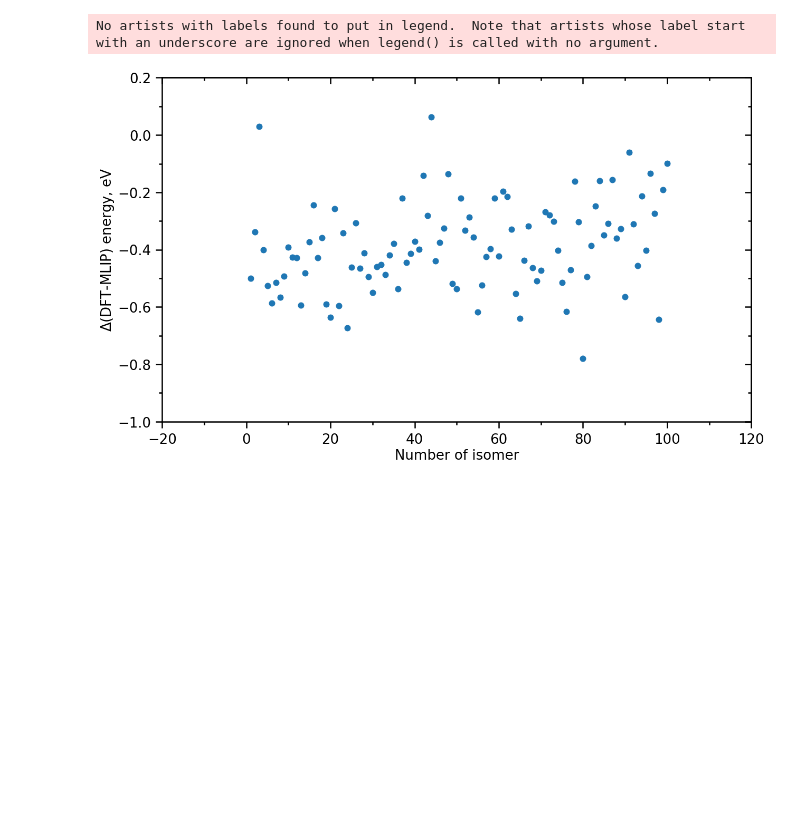
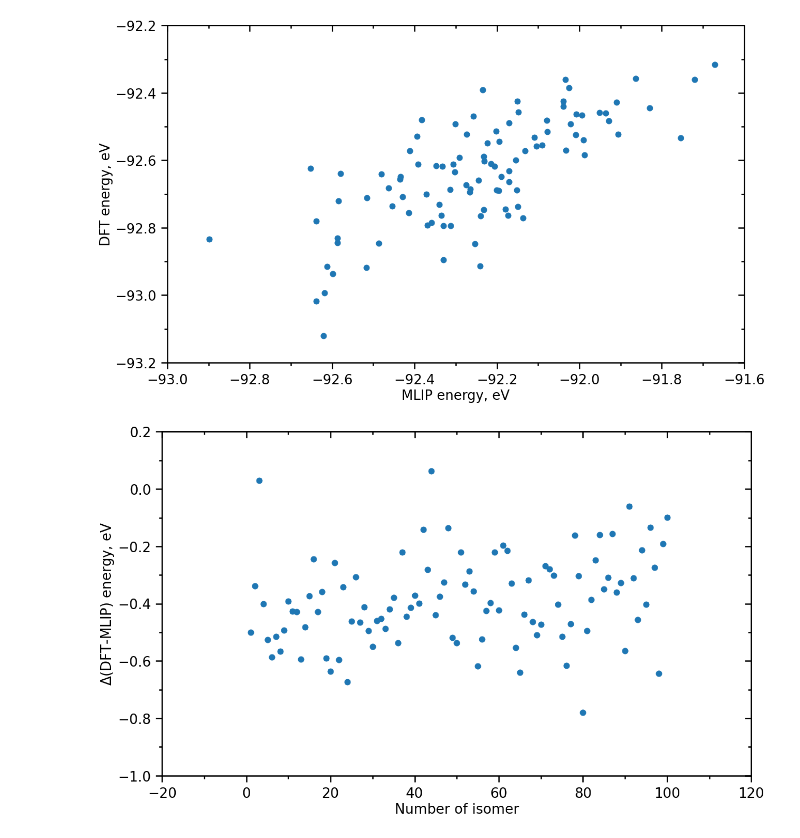
Before and after one commit to Mikluki/Plotting-projects, a Jupyter notebook: plotEnergy/plot-DeltaE.ipynb, the cells around one changed output. Cells and saved outputs as stored; diff of their text form; code cells hidden in the pictures; blank space fills up the shorter version.

```diff
--- a/plotEnergy/plot-DeltaE.ipynb
+++ b/plotEnergy/plot-DeltaE.ipynb
@@ -102,8 +102,28 @@ class Sample:
     #     self.normFlag = '-norm'
 # %%
 Samp=Sample()
+# %%
+## ================ Plot Energies ================
+plt.style.use('article-1x1.mplstyle')
+plt.rcParams.update(
+    {'font.size': 26, 'lines.markersize': 22, 'lines.linewidth': 0, 'lines.marker': '.', })
+
+fig, ax = plt.subplots(figsize=(20, 12))
+
+ax.plot(Samp.mlipEnergy, Samp.dftEnergy)
+
+# ax.set_xlim(-10, 110)
+# ax.set_ylim(0, None)
+ax.set_ylabel(r'DFT energy, eV')
+ax.set_xlabel(r'MLIP energy, eV')
+add_axes(ax, minor_locator=2)
+# ax.legend(framealpha=0)
+
+plt.savefig('plot-mlipE-dftE-vs.png', facecolor='white', bbox_inches='tight')
+# %% [output]
+[figure, added]
 # %%
-## ================ Plot ================
+## ================ Plot Delta ================
 plt.style.use('article-1x1.mplstyle')
 plt.rcParams.update(
     {'font.size': 26, 'lines.markersize': 22, 'lines.linewidth': 0, 'lines.marker': '.', })
@@ -119,9 +139,8 @@ ax.plot(num, Delta)
 ax.set_ylabel(r'$\Delta$(DFT-MLIP) energy, eV')
 ax.set_xlabel(r'Number of isomer')
 add_axes(ax, minor_locator=2)
-ax.legend(framealpha=0)
+# ax.legend(framealpha=0)
 
 plt.savefig('plot-DeltaEnergy.png', facecolor='white', bbox_inches='tight')
 # %% [output]
-No artists with labels found to put in legend.  Note that artists whose label start with an underscore are ignored when legend() is called with no argument.
 [figure]
```
Also changed, not shown: 26 other files.
